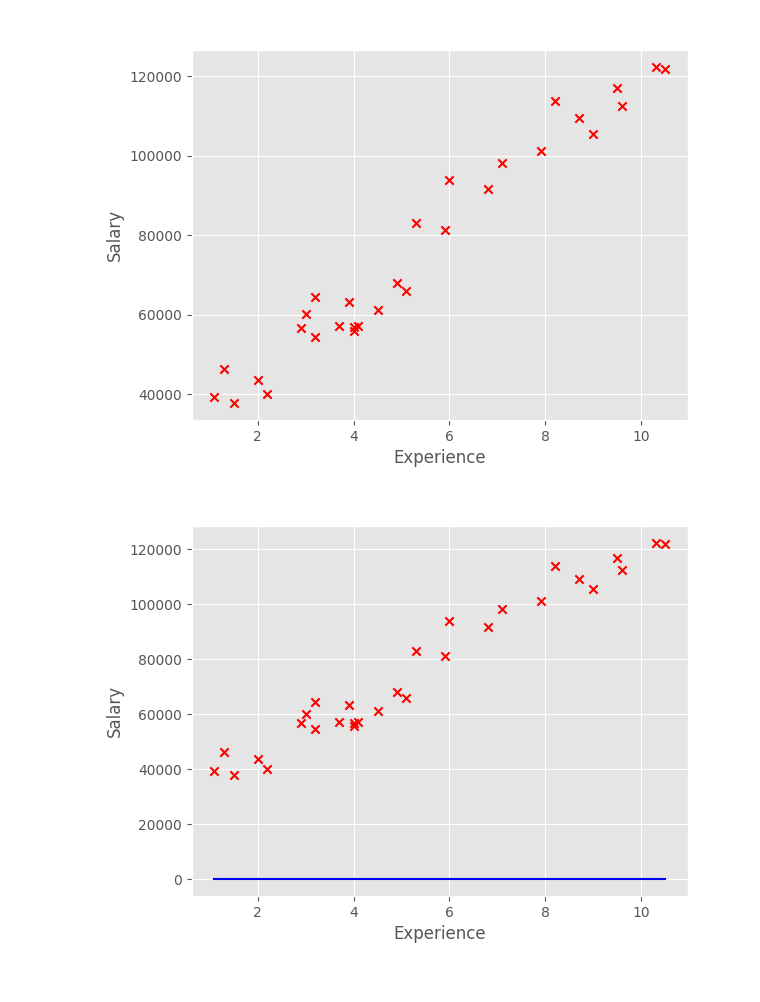
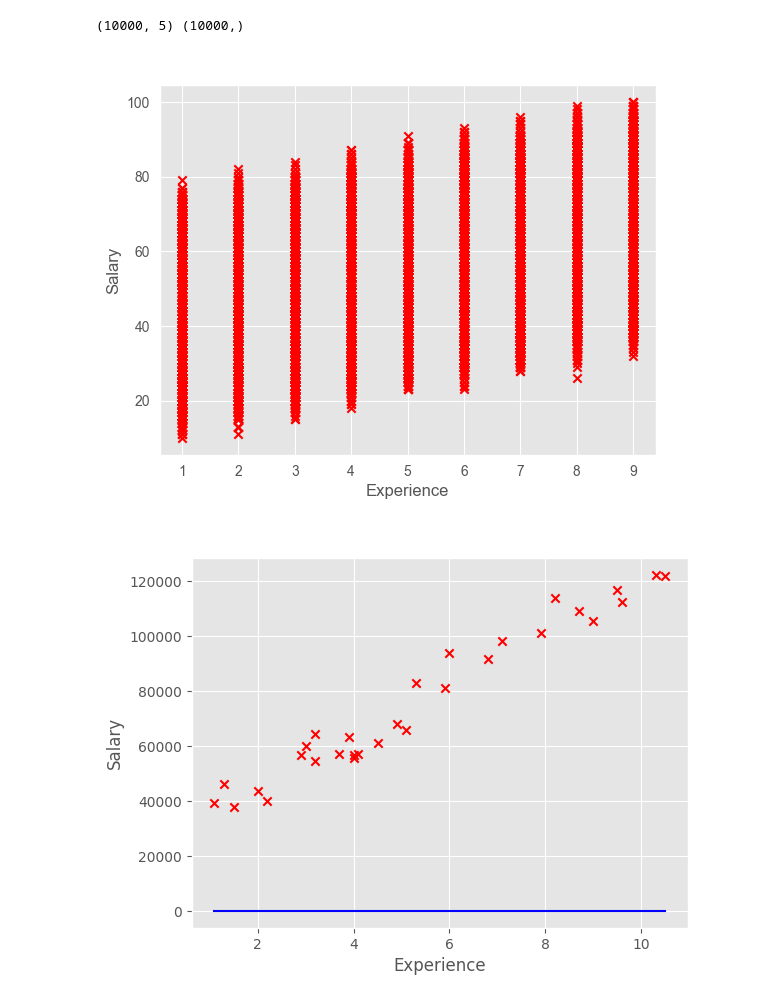
Before and after one commit to alinoor4/linear_regression_model, a Jupyter notebook: multi_linear_reg.ipynb, the cells around one changed output. Cells and saved outputs as stored; diff of their text form; code cells hidden in the pictures.

```diff
--- a/multi_linear_reg.ipynb
+++ b/multi_linear_reg.ipynb
@@ -9,0 +13,5 @@ y_train = df['Salary'].values
+# %%
+df = pd.read_csv('Student_Performance.csv')
+df['Extracurricular Activities'] = df['Extracurricular Activities'].map({'Yes':1,'No':0})
+df['Extracurricular Activities'] = df['Extracurricular Activities'].astype(int)
+df.head()
@@ -10,13 +25,20 @@ y_train = df['Salary'].values
+# %%
+X_train = df[['Hours Studied', 'Previous Scores', 'Extracurricular Activities', 'Sleep Hours', 'Sample Question Papers Practiced']].values
+y_train = df['Performance Index'].values
+
+print(X_train.shape, y_train.shape)
+# %% [output]
+(10000, 5) (10000,)
 # %%
 plt.style.use('ggplot')
-plt.scatter(x_train, y_train, marker='x', c='red')
+plt.scatter(X_train[:,0], y_train, marker='x', c='red')
 plt.title('Salary vs Experience')
 plt.xlabel('Experience')
 plt.ylabel('Salary')
 plt.subplot()
 plt.show()
 # %% [output]
-[figure, old version]
+[figure, new version]
 # %%
 def compute_model_output(x, w, b):
     m = x.shape[0]
```
Also changed, not shown: parts of 2 cells of this notebook, 1 other file.
